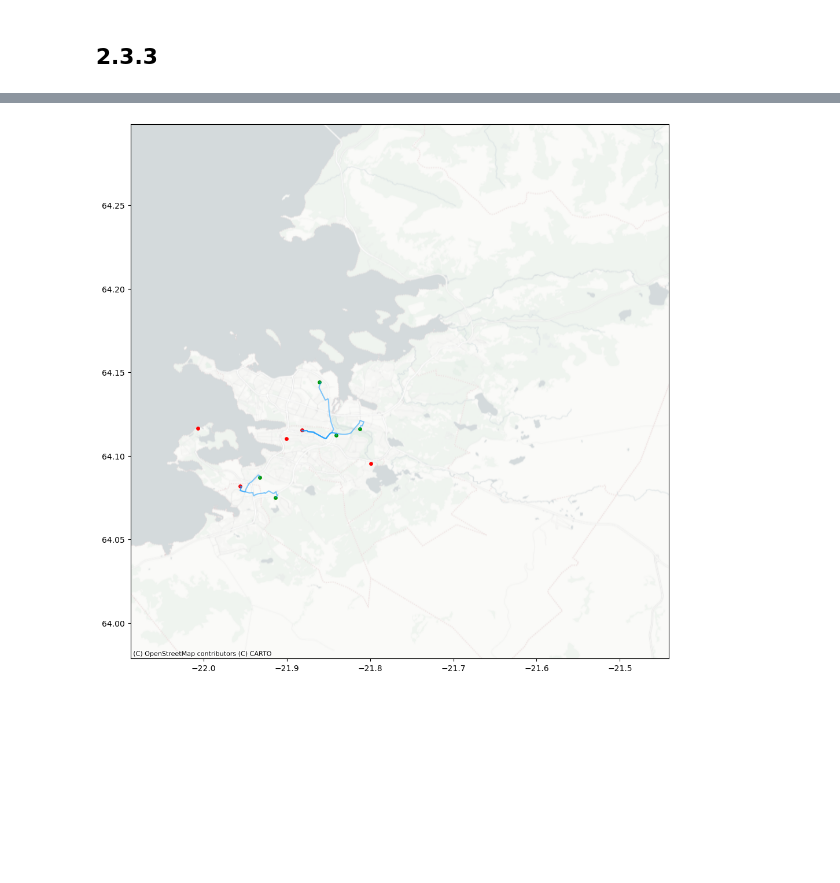
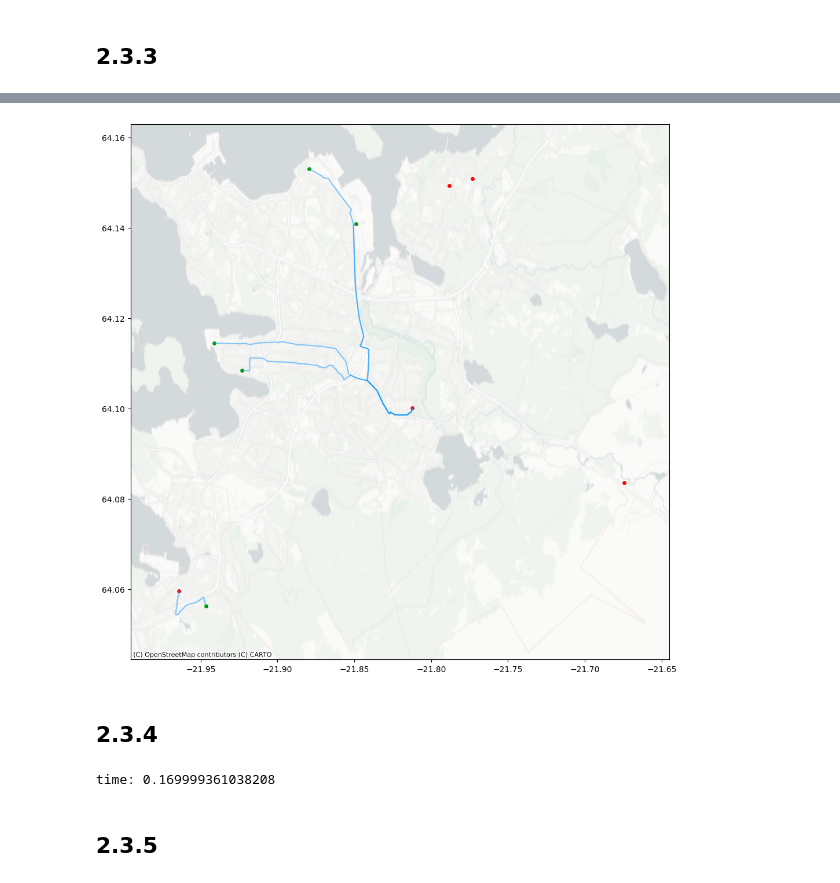
Before and after one commit to EidurK/GreiningLokaverkefni, a Jupyter notebook: FinalProject.ipynb, the cells around one changed output, grey strips where cells are left out. Cells and saved outputs as stored; diff of their text form; code cells hidden in the pictures; blank space fills up the shorter version.

```diff
--- a/FinalProject.ipynb
+++ b/FinalProject.ipynb
@@ -133,4 +151,8 @@ def find_closest_station(paths, stations):
         current_position = road["u"]
 
     return nearest_station_id, shortest_distance, shortest_path
+# %%
+def sample(n):
+    random_osmids = random.sample(list(node_dict.keys()), k=n)
+    return [node_dict[osmid] for osmid in random_osmids]
 # %%
@@ -155,0 +163,15 @@ def find_route(path, edges=df_edges, nodes=df_nodes):
+# %%
+# Input:
+#   -start_point: np array [osmid, x, y, primary]
+#   -dictionary osmid as key and  edges [u, v, length, name] as values
+#   -dictionary osmid as key and distances as values
+#
+def construct_path(end_point, prev_edges, distances, nodes=node_dict):
+    path =[]
+    point = end_point
+    path.append([point['x'], point['y']])
+    while (distances[point['osmid']] > 0):
+        point = nodes[prev_edges[point['osmid']]['u']]
+        path.append([point['x'], point['y']])
+    path = np.array(path)
+    return path
@@ -156,47 +229,64 @@ def find_route(path, edges=df_edges, nodes=df_nodes):
 # %%
-def draw_shortest_paths(starting_positions, stations, starting_position_paths=None):
-    if starting_position_paths is None:
-        starting_position_paths = leit(starting_positions, stations)
-
-    navigations = []
-    for paths in starting_position_paths:
-        navigations.append((find_closest_station(paths, stations)))
-
-    #plt.figure(figsize=(15, 12))
+def draw_shortest_paths(starting_positions, stations, route=None):
     fig, ax = plt.subplots(figsize=(12, 12))
 
+    all_x, all_y = [], []
+    if route is None:
+        starting_position_paths = leit(starting_positions, stations)
+        for path in starting_position_paths:
+            distances = path['distances']
+            prev_edge = path['edges']
 
-    all_x, all_y = [], []
-    for _,_,path in navigations:
-        route = find_route(path)
+            nearest_station = min(stations, key=lambda k: distances[k['osmid']])
+            route = construct_path(nearest_station ,prev_edge, distances)
+            ax.plot(route[:, 0],route[:, 1], c='#1099ff', alpha=0.5)
+            all_x.extend(route[:, 0])
+            all_y.extend(route[:, 1])
+    else:
         ax.plot(route[:, 0],route[:, 1], c='#1099ff', alpha=0.5)
         all_x.extend(route[:, 0])
         all_y.extend(route[:, 1])
 
 
+    #plt.figure(figsize=(15, 12))
 
     #ax.scatter(df_nodes['x'], df_nodes['y'], c='#dddddd', s=1, alpha=0.5)
-    ax.scatter(starting_positions['x'], starting_positions['y'], c='#009900', s=15, alpha=1)
-    ax.scatter(stations['x'], stations['y'], c='#ff0000', s=15, alpha=1)
+    start_x = [node['x'] for node in starting_positions]
+    start_y = [node['y'] for node in starting_positions]
+    station_x = [node['x'] for node in stations]
+    station_y = [node['y'] for node in stations]
+    ax.scatter(start_x, start_y, c='#009900', s=15, alpha=1)
+    ax.scatter(station_x, station_y, c='#ff0000', s=15, alpha=1)
 
-    all_x += df_nodes['x'].tolist() + starting_positions['x'].tolist() + stations['x'].tolist()
-    all_y += df_nodes['y'].tolist() + starting_positions['y'].tolist() + stations['y'].tolist()
+    all_x += start_x + station_x
+    all_y += start_y + station_y
 
     # Calculate data bounds with a 10% buffer
     min_x, max_x = min(all_x), max(all_x)
     min_y, max_y = min(all_y), max(all_y)
-    buffer_x = (max_x - min_x) * 0.0  # 10% buffer
-    buffer_y = (max_y - min_y) * 0.0
+    buffer_x = (max_x - min_x) * 0.1  # 10% buffer
+    buffer_y = (max_y - min_y) * 0.1
 
     # Set axis limits to zoom out
     ax.set_xlim(min_x - buffer_x, max_x + buffer_x)
     ax.set_ylim(min_y - buffer_y, max_y + buffer_y)
 
     # Add basemap with a lower zoom level (e.g., zoom=10)
     ctx.add_basemap(ax, crs='EPSG:4326', source=ctx.providers.CartoDB.PositronNoLabels, zoom="auto")
 
     plt.show()
 
-draw_shortest_paths(starting_positions, stations, starting_position_paths=starting_position_paths)
+draw_shortest_paths(start_points, end_points)
 # %% [output]
-[figure, old version]
+[figure, new version]
+# %% [markdown]
+## 2.3.4
+# %%
+start = time.time()
+leit(stations)
+end = time.time()
+print("time:", end- start)
+# %% [output]
+time: 0.169999361038208
+# %% [markdown]
+## 2.3.5
```
Also changed, not shown: parts of 14 cells of this notebook.
